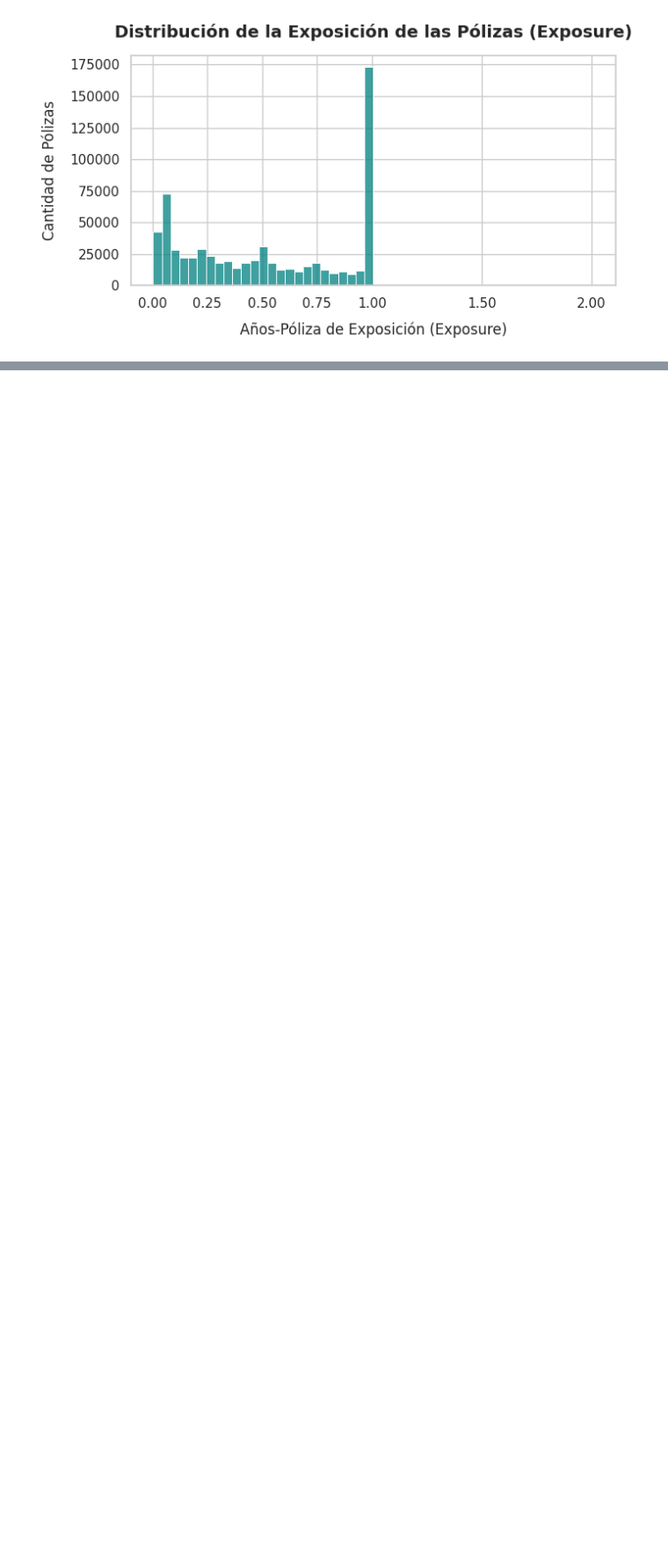
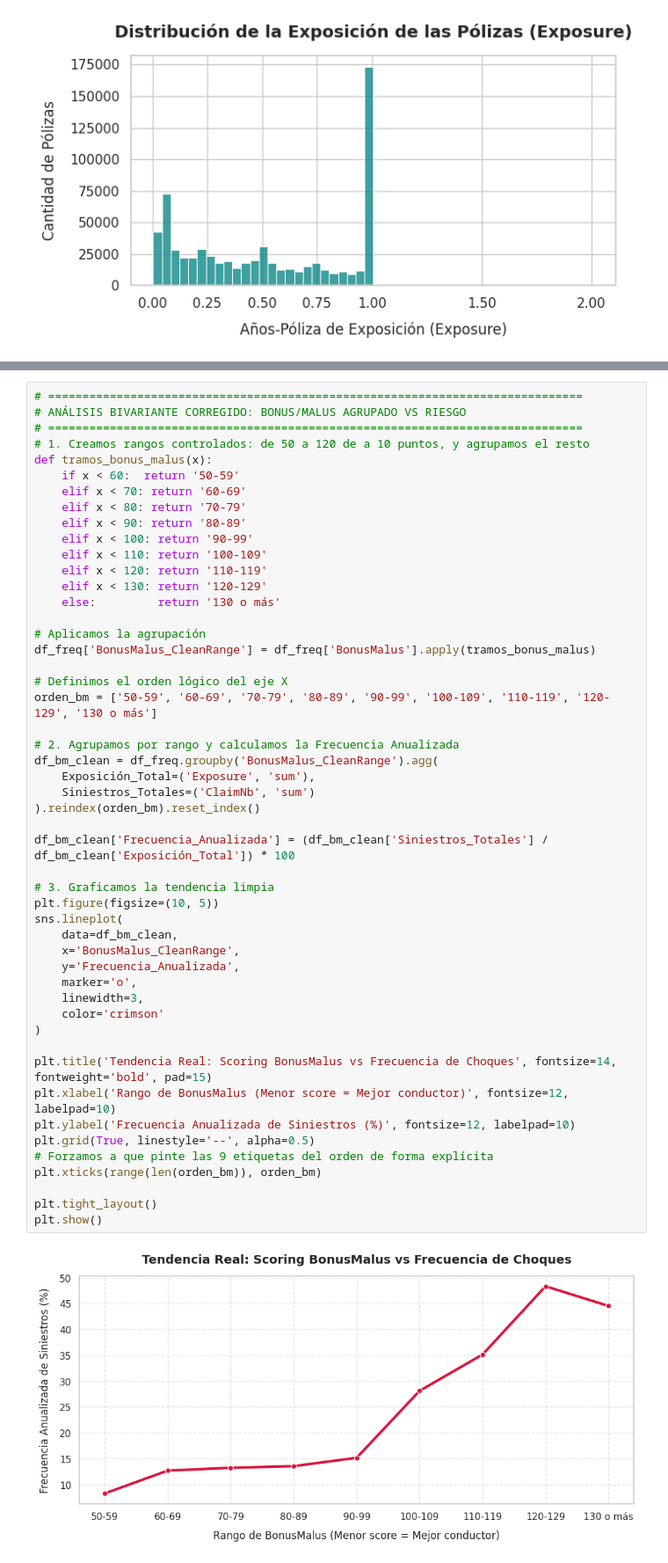
Before and after one commit to AlejandroSenabre/MTPL-Insurance-Pricing-GLM-vs-ML, a Jupyter notebook: notebooks/eda_and_cleaning.ipynb, the cells around one changed output, grey strips where cells are left out. Shown at 88% size. Cells and saved outputs as stored; diff of their text form; blank space fills up the shorter version.

```diff
--- a/notebooks/eda_and_cleaning.ipynb
+++ b/notebooks/eda_and_cleaning.ipynb
@@ -179,0 +349,52 @@ plt.show()
+# %%
+# ==============================================================================
+# ANÁLISIS BIVARIANTE CORREGIDO: BONUS/MALUS AGRUPADO VS RIESGO
+# ==============================================================================
+# 1. Creamos rangos controlados: de 50 a 120 de a 10 puntos, y agrupamos el resto
+def tramos_bonus_malus(x):
+    if x < 60:  return '50-59'
+    elif x < 70: return '60-69'
+    elif x < 80: return '70-79'
+    elif x < 90: return '80-89'
+    elif x < 100: return '90-99'
+    elif x < 110: return '100-109'
+    elif x < 120: return '110-119'
+    elif x < 130: return '120-129'
+    else:         return '130 o más'
+
+# Aplicamos la agrupación
+df_freq['BonusMalus_CleanRange'] = df_freq['BonusMalus'].apply(tramos_bonus_malus)
+
+# Definimos el orden lógico del eje X
+orden_bm = ['50-59', '60-69', '70-79', '80-89', '90-99', '100-109', '110-119', '120-129', '130 o más']
+
+# 2. Agrupamos por rango y calculamos la Frecuencia Anualizada
+df_bm_clean = df_freq.groupby('BonusMalus_CleanRange').agg(
+    Exposición_Total=('Exposure', 'sum'),
+    Siniestros_Totales=('ClaimNb', 'sum')
+).reindex(orden_bm).reset_index()
+
+df_bm_clean['Frecuencia_Anualizada'] = (df_bm_clean['Siniestros_Totales'] / df_bm_clean['Exposición_Total']) * 100
+
+# 3. Graficamos la tendencia limpia
+plt.figure(figsize=(10, 5))
+sns.lineplot(
+    data=df_bm_clean,
+    x='BonusMalus_CleanRange',
+    y='Frecuencia_Anualizada',
+    marker='o',
+    linewidth=3,
+    color='crimson'
+)
+
+plt.title('Tendencia Real: Scoring BonusMalus vs Frecuencia de Choques', fontsize=14, fontweight='bold', pad=15)
+plt.xlabel('Rango de BonusMalus (Menor score = Mejor conductor)', fontsize=12, labelpad=10)
+plt.ylabel('Frecuencia Anualizada de Siniestros (%)', fontsize=12, labelpad=10)
+plt.grid(True, linestyle='--', alpha=0.5)
+# Forzamos a que pinte las 9 etiquetas del orden de forma explícita
+plt.xticks(range(len(orden_bm)), orden_bm)
+
+plt.tight_layout()
+plt.show()
+# %% [output]
+[figure, added]
```
Also changed, not shown: parts of 5 cells of this notebook.
